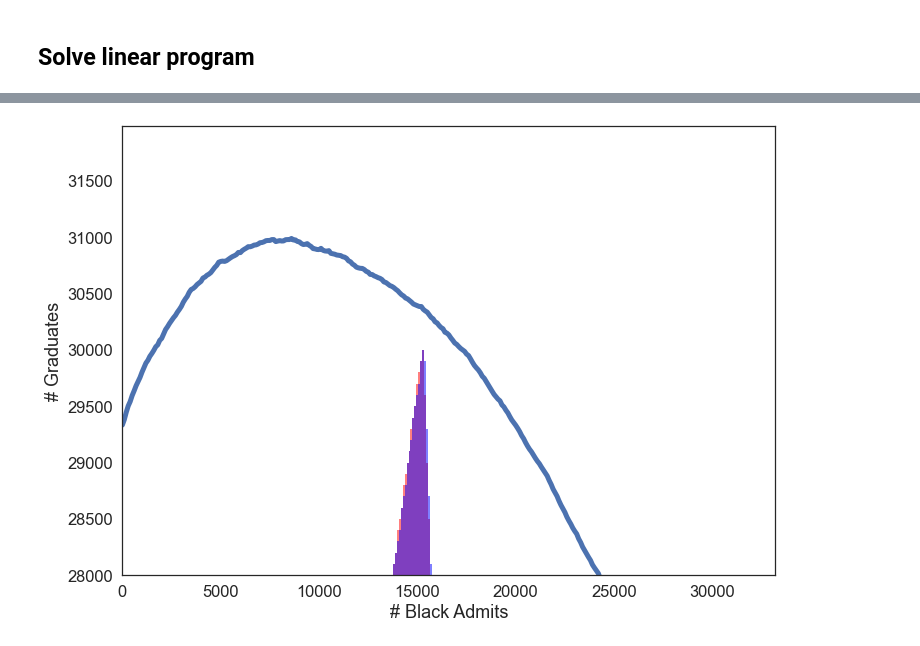
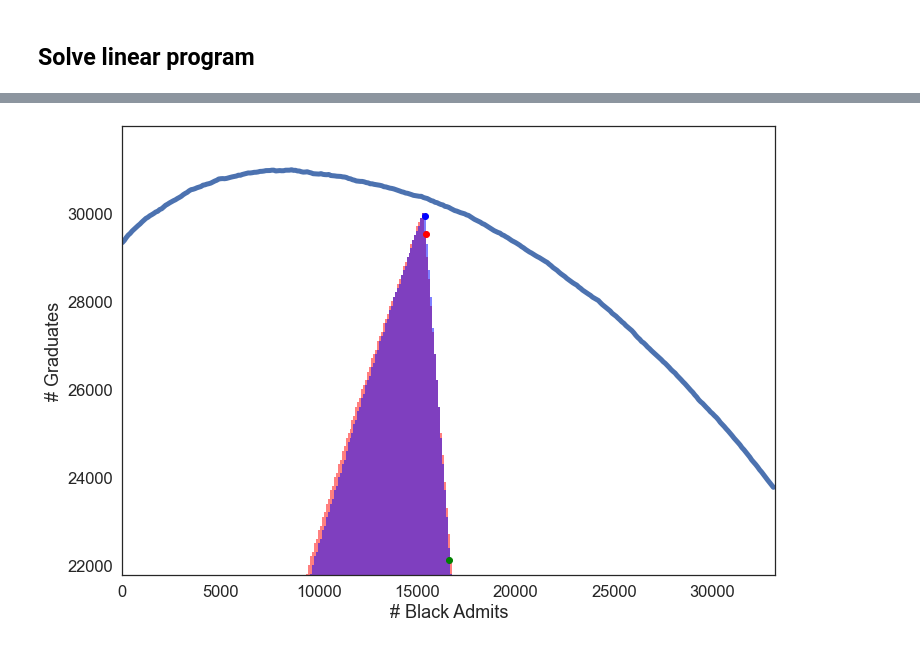
Before and after one commit to stanford-policylab/causal-fairness, a Jupyter notebook: 04-Principal-Fairness-Regime.ipynb, the cells around one changed output, grey strips where cells are left out. Cells and saved outputs as stored; diff of their text form; code cells hidden in the pictures.

```diff
--- a/04-Principal-Fairness-Regime.ipynb
+++ b/04-Principal-Fairness-Regime.ipynb
@@ -6,7 +6,7 @@ import seaborn as sns
 import random
 import os
 
-FRAC_ADMIT = 0.5
+FRAC_ADMIT = 0.25
 # %%
 
 
@@ -27,9 +27,9 @@ dff = df[['R','T','key','Y','Y_reject']].groupby(['R','T','Y','Y_reject']).count
 dff.columns = ['R','T','Y','Y_reject','N']
 # %%
 TOTAL_ADMITS = int(len(df)*FRAC_ADMIT)
-MAX_BLACK_ADMITS = len(df[df['R']==1])
-MIN_GRADUATES = 10000
-GRID_SIZE = 100
+MAX_BLACK_ADMITS = TOTAL_ADMITS
+MIN_GRADUATES = 75000
+GRID_SIZE = 500
 
 outcomes_grid = []
 Xs = []
@@ -355,0 +356,4 @@ Total grid cells checked so far: 15800/63295
+# %%
+outcomes_grid = pd.DataFrame(outcomes_grid)
+outcomes_grid = outcomes_grid[outcomes_grid['policy_exists']==1]
+outcomes_grid.to_csv('./outcomes_grid_principal_fairness.csv')
@@ -365,32 +398,35 @@ from matplotlib.patches import Rectangle
 from matplotlib.collections import PatchCollection
 
 sns.set(rc={'figure.figsize':(11.7,8.27)})
 sns.set(style="white", font_scale=1.5, )
 ax = sns.lineplot(data=df_pareto, x='# Black Admits', y='# Graduates',linewidth=5)
 errorboxes = []
 
 for outcome_block in outcomes_grid:
     if outcome_block['policy_exists'] == 1:
         errorboxes.append(Rectangle((outcome_block['min_black_admits'] , outcome_block['min_graduates']),GRID_SIZE,GRID_SIZE))
 
 pc = PatchCollection(errorboxes, facecolor='red', alpha=0.5,  edgecolor='none')
 
 ax.add_collection(pc)
 
 errorboxes2 = []
 
 for outcome_block in outcomes_grid2:
     if outcome_block['policy_exists'] == 1:
         errorboxes2.append(Rectangle((outcome_block['min_black_admits'] , outcome_block['min_graduates']),GRID_SIZE,GRID_SIZE))
 
 pc2 = PatchCollection(errorboxes2, facecolor='blue', alpha=0.5,  edgecolor='none')
 
 ax.add_collection(pc2)
 
 
 plt.scatter(x=(df['R']*0.5).sum(),y=(df['Y']*0.5).sum(),color='green')
+plt.scatter(x=0.308245*len(df)*FRAC_ADMIT,y=29945.658086,color='blue')
+plt.scatter(x=0.308358*len(df)*FRAC_ADMIT,y=29534.758747,color='red')
+
 plt.xlim([0, MAX_BLACK_ADMITS])
-plt.ylim([28000, df_pareto['# Graduates'].max()+1000])
+plt.ylim([df_pareto['# Graduates'].min()-2000, df_pareto['# Graduates'].max()+1000])
 plt.show()
 # %% [output]
-[figure, old version]
+[figure, new version]
```
Also changed, not shown: parts of 12 cells of this notebook, 26 other files.
